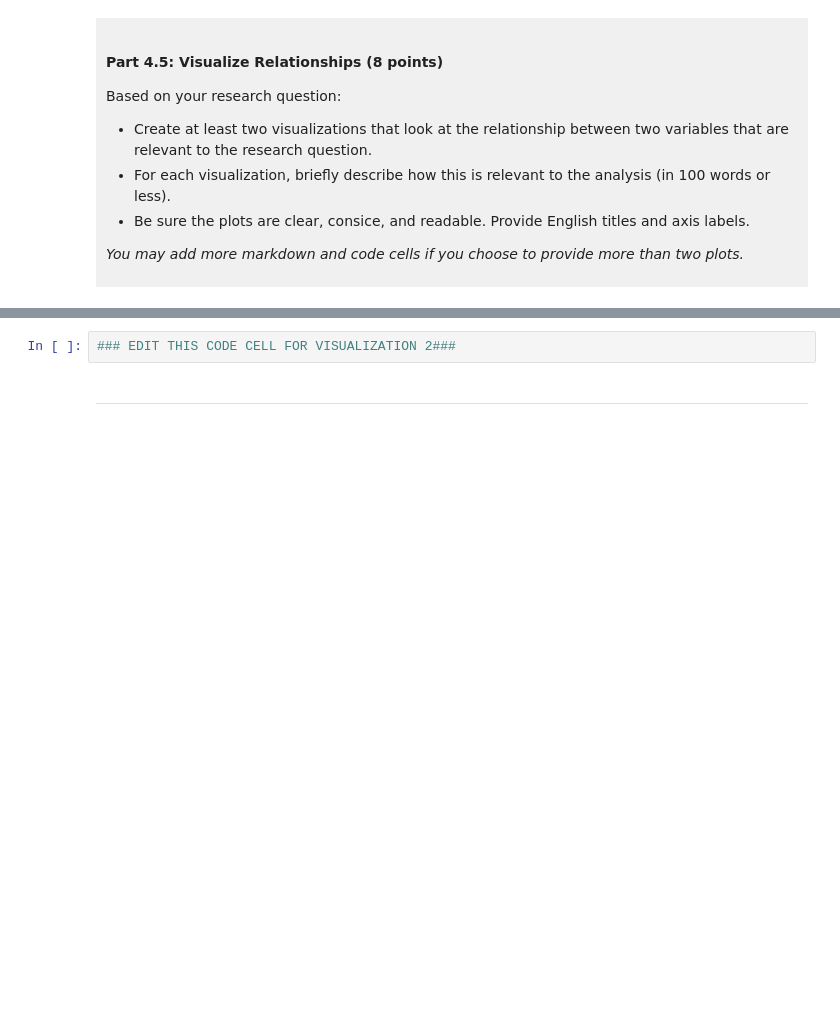
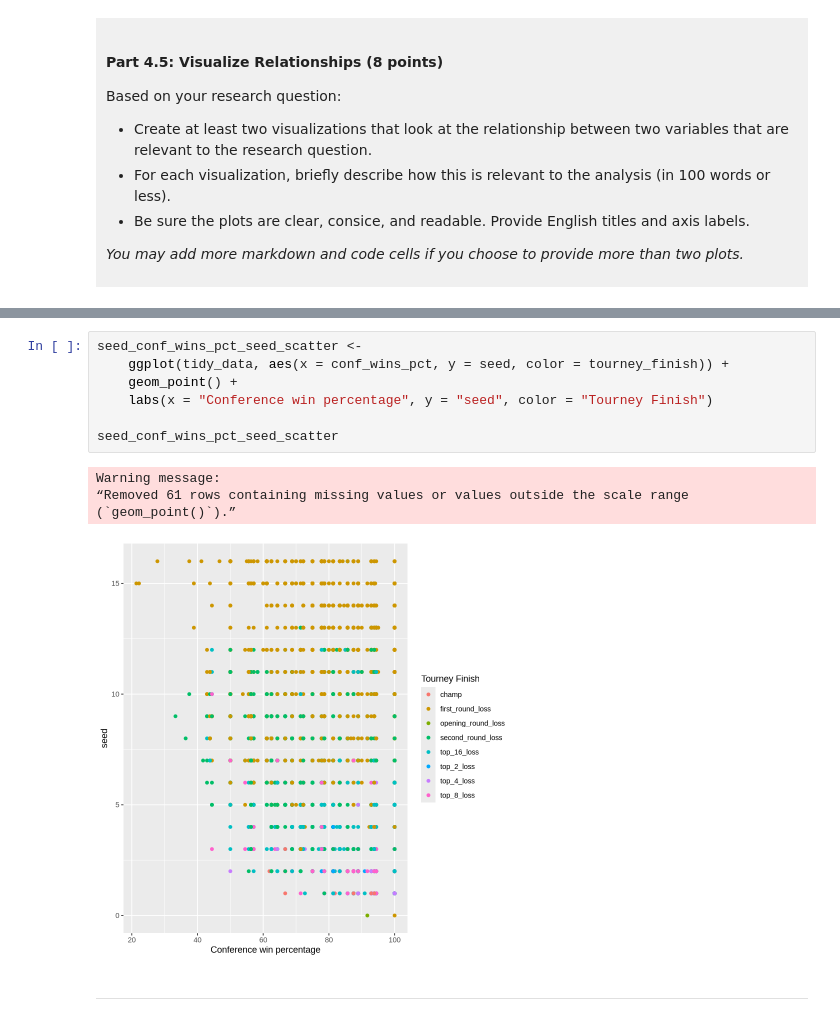
Before and after one commit to tkhtkwhr9135-cmyk/dsci-100-project-takehito-kawahara, a Jupyter notebook: dsci-100-project-notebook.ipynb, the cells around one changed output, grey strips where cells are left out. Cells and saved outputs as stored; diff of their text form; blank space fills up the shorter version.

```diff
--- a/dsci-100-project-notebook.ipynb
+++ b/dsci-100-project-notebook.ipynb
@@ -320,5 +412,15 @@ Visualization 2: %%% EDIT THIS MARKDOWN CELL%%%
 # %%
-### EDIT THIS CODE CELL FOR VISUALIZATION 2###
+seed_conf_wins_pct_seed_scatter <-
+    ggplot(tidy_data, aes(x = conf_wins_pct, y = seed, color = tourney_finish)) +
+    geom_point() +
+    labs(x = "Conference win percentage", y = "seed", color = "Tourney Finish")
+
+seed_conf_wins_pct_seed_scatter
+# %% [output]
+Warning message:
+“Removed 61 rows containing missing values or values outside the scale range
+(`geom_point()`).”
+[figure, added]
 # %% [markdown]
 ------
 # %% [markdown]
```
Also changed, not shown: parts of 12 cells of this notebook.
